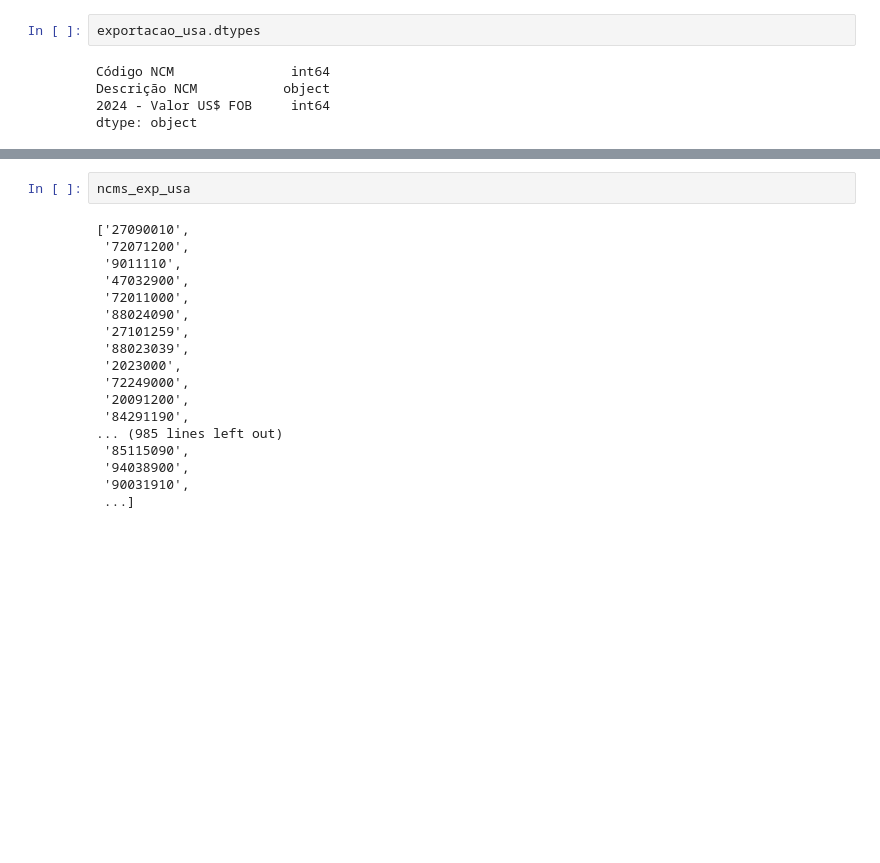
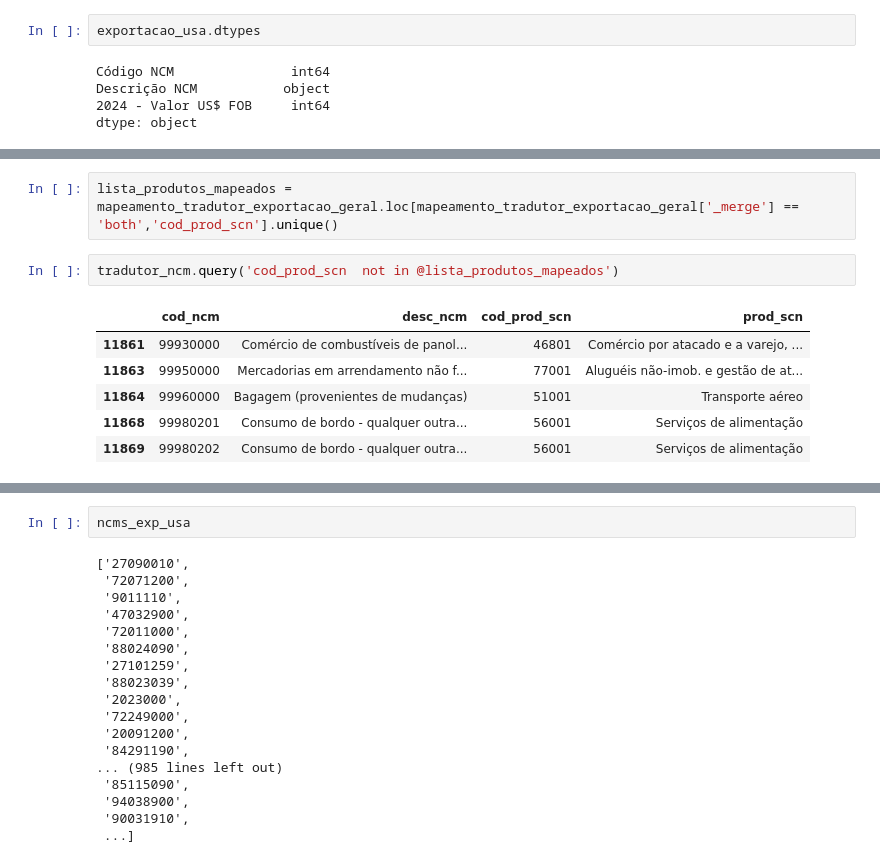
Before and after one commit to amiltonmendes/analise_insumo_produto, a Jupyter notebook: Análise Comex - BRA - EUA.ipynb, the cells around one changed output, grey strips where cells are left out. Saved outputs shown, nothing was run; the diff lists cells and outputs as text; blank space fills up the shorter version.

```diff
--- a/Análise Comex - BRA - EUA.ipynb
+++ b/Análise Comex - BRA - EUA.ipynb
@@ -32,0 +140,11 @@ ncms_exp_usa = exportacao_usa['Código NCM'].unique().tolist()
+# %%
+lista_produtos_mapeados = mapeamento_tradutor_exportacao_geral.loc[mapeamento_tradutor_exportacao_geral['_merge'] == 'both','cod_prod_scn'].unique()
+# %%
+tradutor_ncm.query('cod_prod_scn  not in @lista_produtos_mapeados')
+# %% [output]
+|  | cod_ncm | desc_ncm | cod_prod_scn | prod_scn |
+| 11861 | 99930000 | Comércio de combustíveis de panol... | 46801 | Comércio por atacado e a varejo, ... |
+| 11863 | 99950000 | Mercadorias em arrendamento não f... | 77001 | Aluguéis não-imob. e gestão de at... |
+| 11864 | 99960000 | Bagagem (provenientes de mudanças) | 51001 | Transporte aéreo |
+| 11868 | 99980201 | Consumo de bordo - qualquer outra... | 56001 | Serviços de alimentação |
+| 11869 | 99980202 | Consumo de bordo - qualquer outra... | 56001 | Serviços de alimentação |
```
Also changed, not shown: parts of 23 cells of this notebook, 13 other files.
